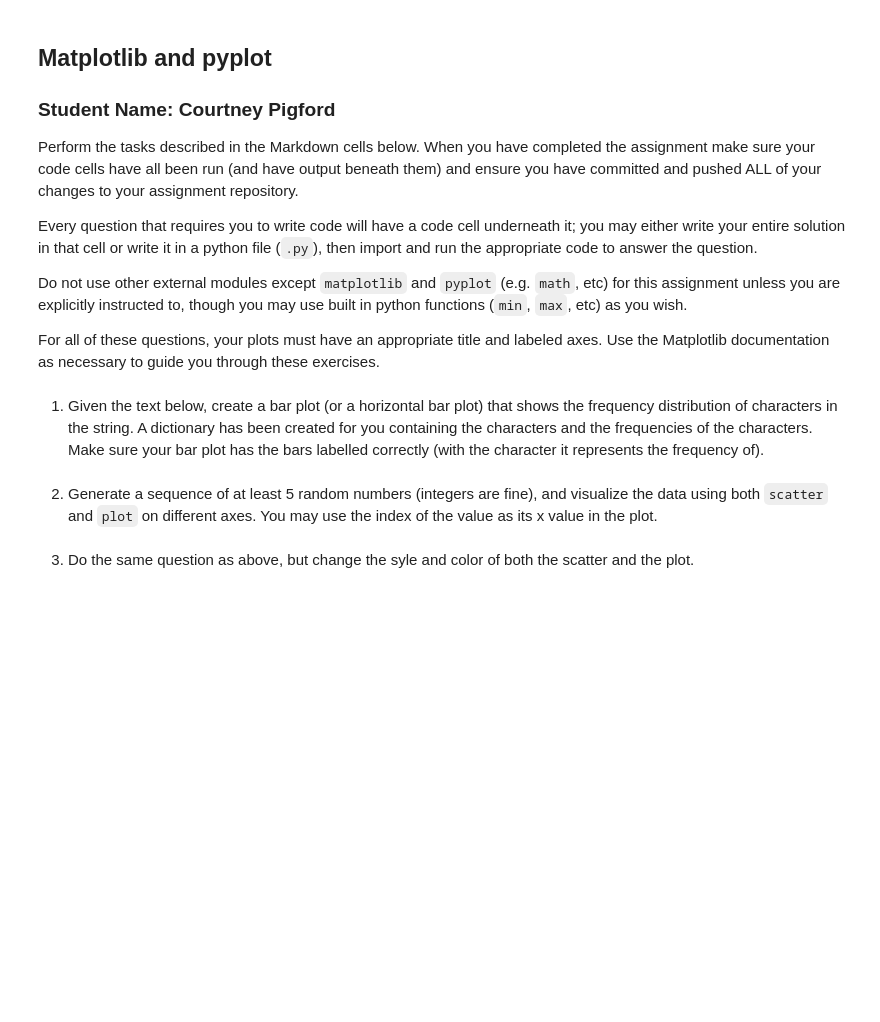
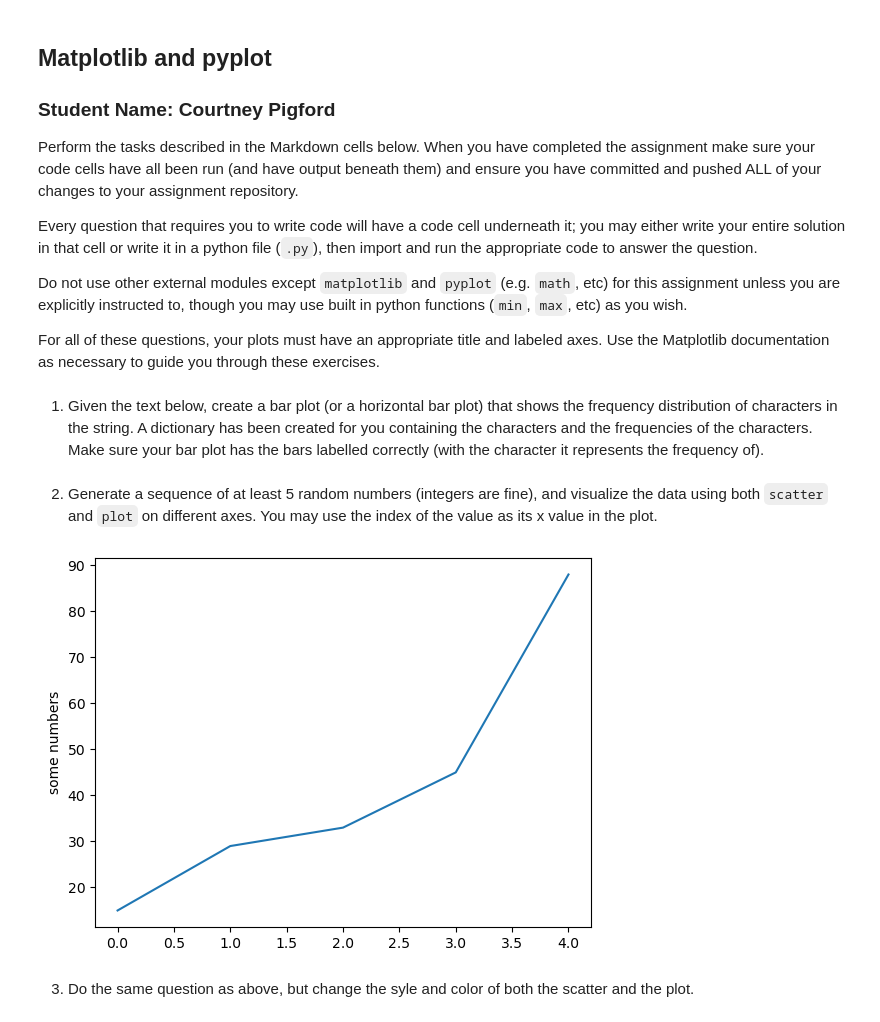
Before and after one commit to cboss320/pyplot, a Jupyter notebook: pyplot.ipynb, the cells around one changed output. Saved outputs shown, nothing was run; the diff lists cells and outputs as text; code cells hidden in the pictures; blank space fills up the shorter version.

```diff
--- a/pyplot.ipynb
+++ b/pyplot.ipynb
@@ -29,5 +32,11 @@ TEXT = "At three o’clock precisely I was at Baker Street, but Holmes had not y
 letter_freq = dict(Counter(TEXT))
 # %% [markdown]
 2. Generate a sequence of at least 5 random numbers (integers are fine), and visualize the data using both `scatter` and `plot` on different axes.  You may use the index of the value as its x value in the plot.
+# %%
+plt.plot([15, 29, 33, 45, 88])
+plt.ylabel('some numbers')
+plt.show()
+# %% [output]
+[figure, added]
 # %% [markdown]
 3. Do the same question as above, but change the syle and color of both the scatter and the plot.
```
Also changed, not shown: parts of 3 cells of this notebook.
